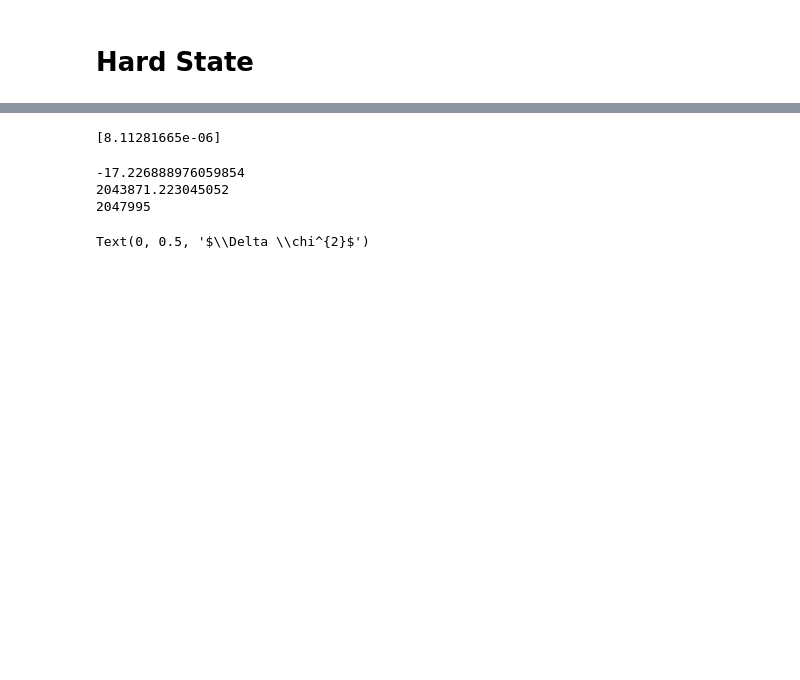
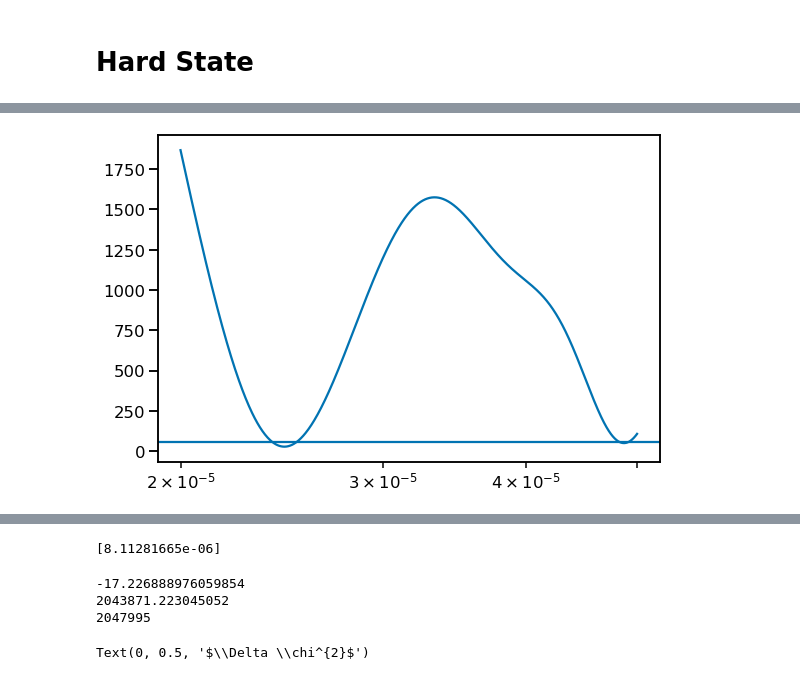
Before and after one commit to snpike/scripts, a Jupyter notebook: MAXI_J1848m015/split_CPDS_analysis.ipynb, the cells around one changed output, grey strips where cells are left out. Saved outputs shown, nothing was run; the diff lists cells and outputs as text; code cells hidden in the pictures; blank space fills up the shorter version.

```diff
--- a/MAXI_J1848m015/split_CPDS_analysis.ipynb
+++ b/MAXI_J1848m015/split_CPDS_analysis.ipynb
@@ -623,0 +543,82 @@ print(str(rms) + ' +/- ' + str(1.64485*rms_err))
+# %%
+PI_min = eV_to_PI(3000)     # 3.0 keV
+PI_max = eV_to_PI(78000)   # 78.0 keV
+
+plt.ion()
+bin_time = 1/2048
+buff = False
+bkg_bin = 32
+buffersize = 80
+
+mean_stat = np.array([0.0 for i in range(1000)])
+for chu in chu_combos:
+        print('chu' + chu)
+        if chu=='13':
+            buff=True
+        else:
+            buff=False
+
+        srcA_lc = nuproducts_to_stingray_lc(root_dir + OBSID + '_products06/nu'+OBSID+'A06_chu' + chu + '_S_sr.lc', buff=buff, buffersize=buffersize)
+        bkgA_lc = nuproducts_to_stingray_lc(root_dir + OBSID + '_products06/nu'+OBSID+'A06_chu' + chu + '_S_bk.lc')
+        srcB_lc = nuproducts_to_stingray_lc(root_dir + OBSID + '_products06/nu'+OBSID+'B06_chu' + chu + '_S_sr.lc', buff=buff, buffersize=buffersize)
+        bkgB_lc = nuproducts_to_stingray_lc(root_dir + OBSID + '_products06/nu'+OBSID+'B06_chu' + chu + '_S_bk.lc')
+
+        area_ratio = np.square(srcA_lc.radius/bkgA_lc.radius)
+
+        bkg_rate = sum_lc(bkgA_lc, bkgB_lc).meanrate
+        src_rate = sum_lc(srcA_lc, srcB_lc).meanrate - (area_ratio * bkg_rate)
+
+        events = extract_events(products_dir + 'nu' + OBSID + 'A06_chu' + chu + '_S_cl_bc.evt', \
+                    products_dir + 'nu' + OBSID + 'B06_chu' + chu + '_S_cl_bc.evt')
+
+
+        events[0].centroid=srcA_lc.centroid
+        events[0].radius=srcA_lc.radius
+        events[1].centroid=srcB_lc.centroid
+        events[1].radius=srcB_lc.radius
+
+        total_curve = sum_lc(bkg_subtract(srcA_lc, bkgA_lc, bkg_bin=bkg_bin), bkg_subtract(srcB_lc, bkgB_lc, bkg_bin=bkg_bin))
+        start_time = np.min(total_curve.time) - total_curve.dt/2
+
+        lomb_scargle = LombScargle(total_curve.time-start_time, total_curve.countrate, dy=total_curve.countrate_err, normalization='psd')
+        ls_freq, ls_power = lomb_scargle.autopower()
+        window_mask = (ls_freq > 1e-4) * (ls_freq < 3e-4)
+        print(ls_freq[window_mask][np.argmax(ls_power[window_mask])])
+        window_mask = (ls_freq > 3e-4) * (ls_freq < 5e-4)
+        print(ls_freq[window_mask][np.argmax(ls_power[window_mask])])
+        plt.figure(figsize=(9,6))
+        plt.errorbar(ls_freq, ls_power/np.var(total_curve.countrate), lw=0.5)
+        plt.axhline(lomb_scargle.false_alarm_level(1-0.9545, method='bootstrap'), color='red')
+        plt.axhline(lomb_scargle.false_alarm_level(1-0.9973, method='bootstrap'), color='green')
+        plt.axhline(lomb_scargle.false_alarm_level(5.733e-7, method='bootstrap'), color='purple')
+        plt.axvline(1/(96.8*60))
+        plt.xscale('log')
+        plt.xlabel('Frequency (Hz)')
+        plt.ylabel('Lomb-Scargle Power')
+        plt.tight_layout()
+        # plt.show()
+        plt.savefig(plot_dir + OBSID + '_LombScargle_' + 'CHU' + chu + '.pdf')
+        plt.close()
+
+        f_arr, z_prob, z_stats, phase_bins, profile, profile_err = efold_search_AandB(events[0], events[1], 2e-5, 5e-5, 1000, nbin = 16, pi_min = PI_min, pi_max = PI_max, return_peak = True, z_n=2)
+        plt.figure(figsize=(9,6))
+        plt.ticklabel_format(style='sci', axis='x')
+        plt.plot(f_arr, z_stats)
+        plt.xscale('log')
+        print(len(ls_freq))
+        plt.axhline(stats.z2_n_detection_level(n=2, epsilon=5.733e-7, ntrial=len(ls_freq)*len(chu_combos) + 1000))
+#         plt.axvline(1/(96.8*60))
+        print(f_arr[np.argmax(z_stats)])
+        plt.show()
+        mean_stat = mean_stat + z_stats
+
+mean_stat = mean_stat/len(chu_combos)
+plt.figure(figsize=(9,6))
+plt.ticklabel_format(style='sci', axis='x')
+plt.plot(f_arr, mean_stat)
+plt.xscale('log')
+plt.axhline(stats.z2_n_detection_level(n=2, epsilon=5.733e-7, ntrial=len(ls_freq)*len(chu_combos) + 1000, n_summed_spectra=len(chu_combos)))
+# plt.axvline(1/(96.8*60))
+print(f_arr[np.argmax(mean_stat)])
+plt.show()
+# %% [output]
@@ -623,0 +630 @@ print(str(rms) + ' +/- ' + str(1.64485*rms_err))
+[figure, added]
```
Also changed, not shown: parts of 7 cells of this notebook, 11 other files.
